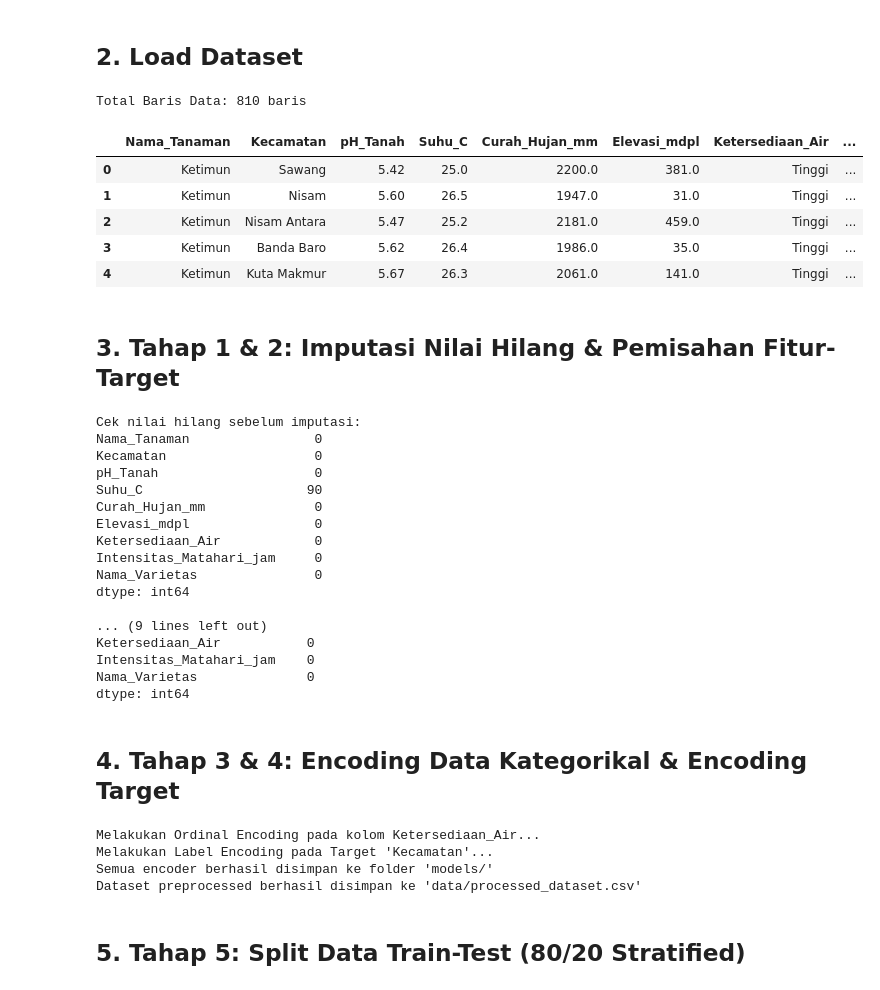
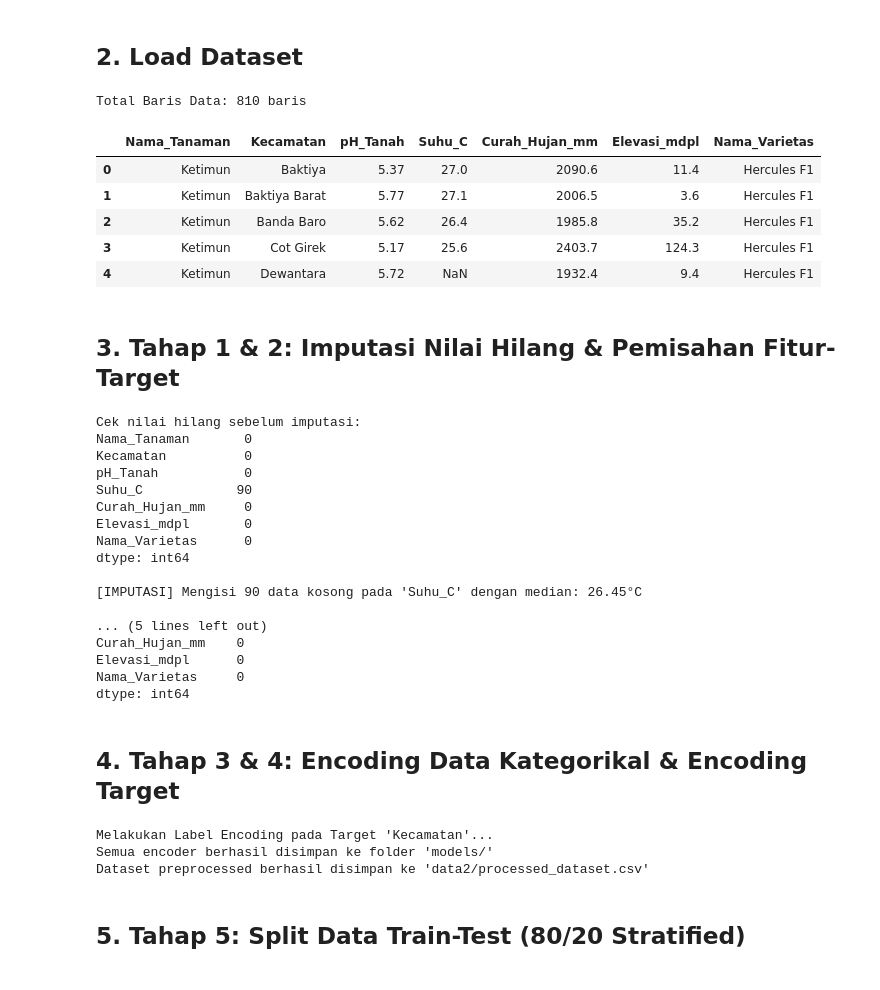
Before and after one commit to Skripsi-RirinRahmadani/ModelRandomForest, a Jupyter notebook: Random_Forest_Plant_Recommendation_Revamped.ipynb, the cells around one changed output. Saved outputs shown, nothing was run; the diff lists cells and outputs as text; code cells hidden in the pictures.

```diff
--- a/Random_Forest_Plant_Recommendation_Revamped.ipynb
+++ b/Random_Forest_Plant_Recommendation_Revamped.ipynb
@@ -34,19 +34,19 @@ plt.rcParams["figure.figsize"] = (10, 6)
 # %% [markdown]
 ## 2. Load Dataset
 # %%
-# Load dataset baru hasil generasi yang lebih besar
-data_path = 'data/dataset_training_random_forest_generated.csv'
+# Load dataset baru hasil generasi di folder data2/
+data_path = 'data2/dataset_training_random_forest_generated.csv'
 df_raw = pd.read_csv(data_path)
 print(f"Total Baris Data: {len(df_raw)} baris")
 df_raw.head()
 # %% [output]
 Total Baris Data: 810 baris
-|  | Nama_Tanaman | Kecamatan | pH_Tanah | Suhu_C | Curah_Hujan_mm | Elevasi_mdpl | Ketersediaan_Air | ... |
-| 0 | Ketimun | Sawang | 5.42 | 25.0 | 2200.0 | 381.0 | Tinggi | ... |
-| 1 | Ketimun | Nisam | 5.60 | 26.5 | 1947.0 | 31.0 | Tinggi | ... |
-| 2 | Ketimun | Nisam Antara | 5.47 | 25.2 | 2181.0 | 459.0 | Tinggi | ... |
-| 3 | Ketimun | Banda Baro | 5.62 | 26.4 | 1986.0 | 35.0 | Tinggi | ... |
-| 4 | Ketimun | Kuta Makmur | 5.67 | 26.3 | 2061.0 | 141.0 | Tinggi | ... |
+|  | Nama_Tanaman | Kecamatan | pH_Tanah | Suhu_C | Curah_Hujan_mm | Elevasi_mdpl | Nama_Varietas |
+| 0 | Ketimun | Baktiya | 5.37 | 27.0 | 2090.6 | 11.4 | Hercules F1 |
+| 1 | Ketimun | Baktiya Barat | 5.77 | 27.1 | 2006.5 | 3.6 | Hercules F1 |
+| 2 | Ketimun | Banda Baro | 5.62 | 26.4 | 1985.8 | 35.2 | Hercules F1 |
+| 3 | Ketimun | Cot Girek | 5.17 | 25.6 | 2403.7 | 124.3 | Hercules F1 |
+| 4 | Ketimun | Dewantara | 5.72 | NaN | 1932.4 | 9.4 | Hercules F1 |
 # %% [markdown]
 ## 3. Tahap 1 & 2: Imputasi Nilai Hilang & Pemisahan Fitur-Target
 # %%
@@ -67,36 +67,31 @@ print("\nCek nilai hilang setelah imputasi:")
 print(df.isnull().sum())
 # %% [output]
 Cek nilai hilang sebelum imputasi:
-Nama_Tanaman                0
-Kecamatan                   0
-pH_Tanah                    0
-Suhu_C                     90
-Curah_Hujan_mm              0
-Elevasi_mdpl                0
-Ketersediaan_Air            0
-Intensitas_Matahari_jam     0
-Nama_Varietas               0
+Nama_Tanaman       0
+Kecamatan          0
+pH_Tanah           0
+Suhu_C            90
+Curah_Hujan_mm     0
+Elevasi_mdpl       0
+Nama_Varietas      0
 dtype: int64
 
-... (9 lines left out)
-Ketersediaan_Air           0
-Intensitas_Matahari_jam    0
-Nama_Varietas              0
+[IMPUTASI] Mengisi 90 data kosong pada 'Suhu_C' dengan median: 26.45°C
+
+... (5 lines left out)
+Curah_Hujan_mm    0
+Elevasi_mdpl      0
+Nama_Varietas     0
 dtype: int64
 # %% [markdown]
 ## 4. Tahap 3 & 4: Encoding Data Kategorikal & Encoding Target
 # %%
-# A. Ordinal Encoding untuk Ketersediaan_Air (Rendah:0, Sedang:1, Tinggi:2)
-water_mapping = {'Rendah': 0, 'Sedang': 1, 'Tinggi': 2}
-print("Melakukan Ordinal Encoding pada kolom Ketersediaan_Air...")
-df['Ketersediaan_Air'] = df['Ketersediaan_Air'].map(water_mapping)
-
-# B. Label Encoding untuk Target Kecamatan
+# A. Label Encoding untuk Target Kecamatan
 print("Melakukan Label Encoding pada Target 'Kecamatan'...")
 le_kecamatan = LabelEncoder()
 df['Kecamatan_Encoded'] = le_kecamatan.fit_transform(df['Kecamatan'])
 
-# C. Label Encoding Tambahan untuk Nama_Tanaman dan Nama_Varietas
+# B. Label Encoding Tambahan untuk Nama_Tanaman dan Nama_Varietas
 le_tanaman = LabelEncoder()
 df['Nama_Tanaman_Encoded'] = le_tanaman.fit_transform(df['Nama_Tanaman'])
 
@@ -112,13 +107,12 @@ print("Semua encoder berhasil disimpan ke folder 'models/'")
 
 # Simpan dataset preprocessed
 os.makedirs('data2', exist_ok=True)
-df.to_csv('data/processed_dataset.csv', index=False)
-print("Dataset preprocessed berhasil disimpan ke 'data/processed_dataset.csv'")
+df.to_csv('data2/processed_dataset.csv', index=False)
+print("Dataset preprocessed berhasil disimpan ke 'data2/processed_dataset.csv'")
 # %% [output]
-Melakukan Ordinal Encoding pada kolom Ketersediaan_Air...
 Melakukan Label Encoding pada Target 'Kecamatan'...
 Semua encoder berhasil disimpan ke folder 'models/'
-Dataset preprocessed berhasil disimpan ke 'data/processed_dataset.csv'
+Dataset preprocessed berhasil disimpan ke 'data2/processed_dataset.csv'
 # %% [markdown]
 ## 5. Tahap 5: Split Data Train-Test (80/20 Stratified)
 # %%
```
Also changed, not shown: parts of 4 cells of this notebook, 22 other files.
